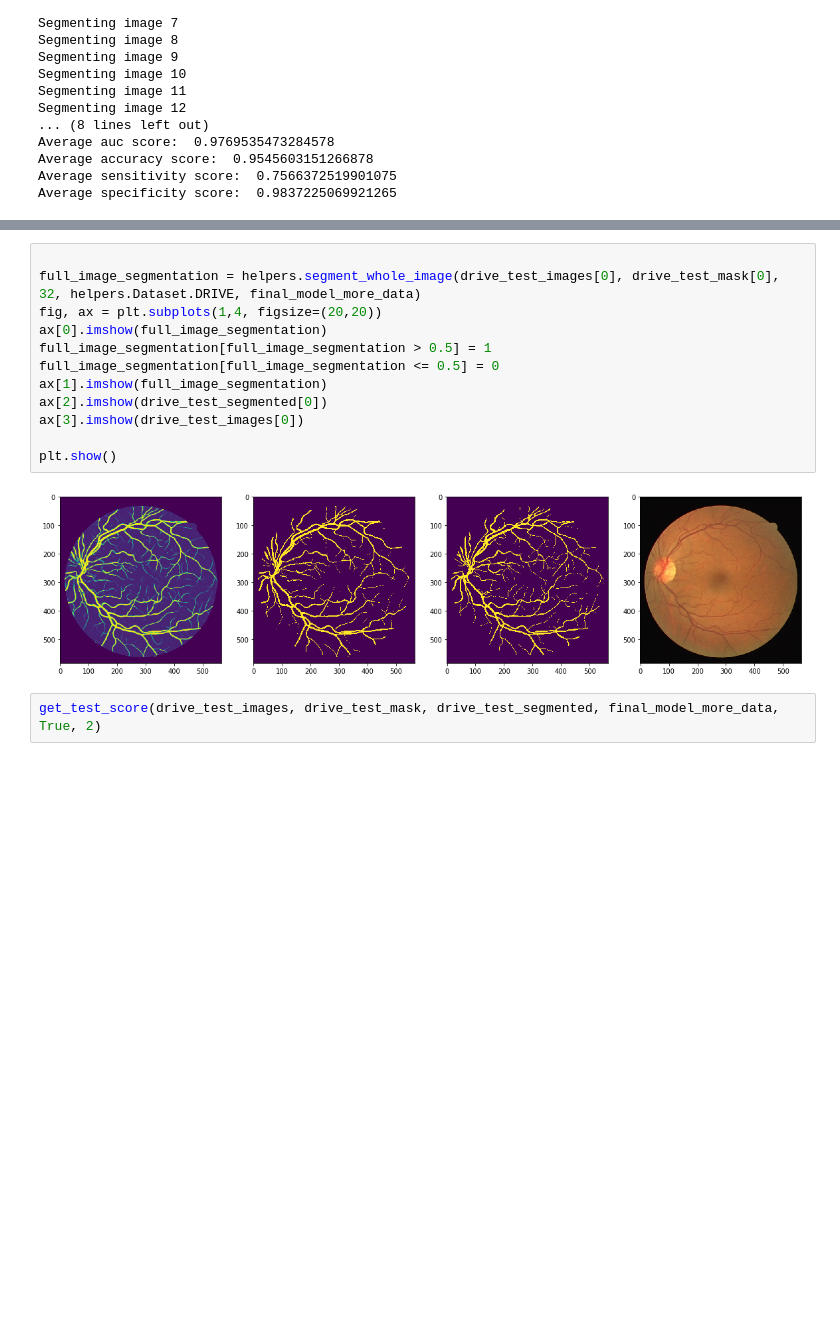
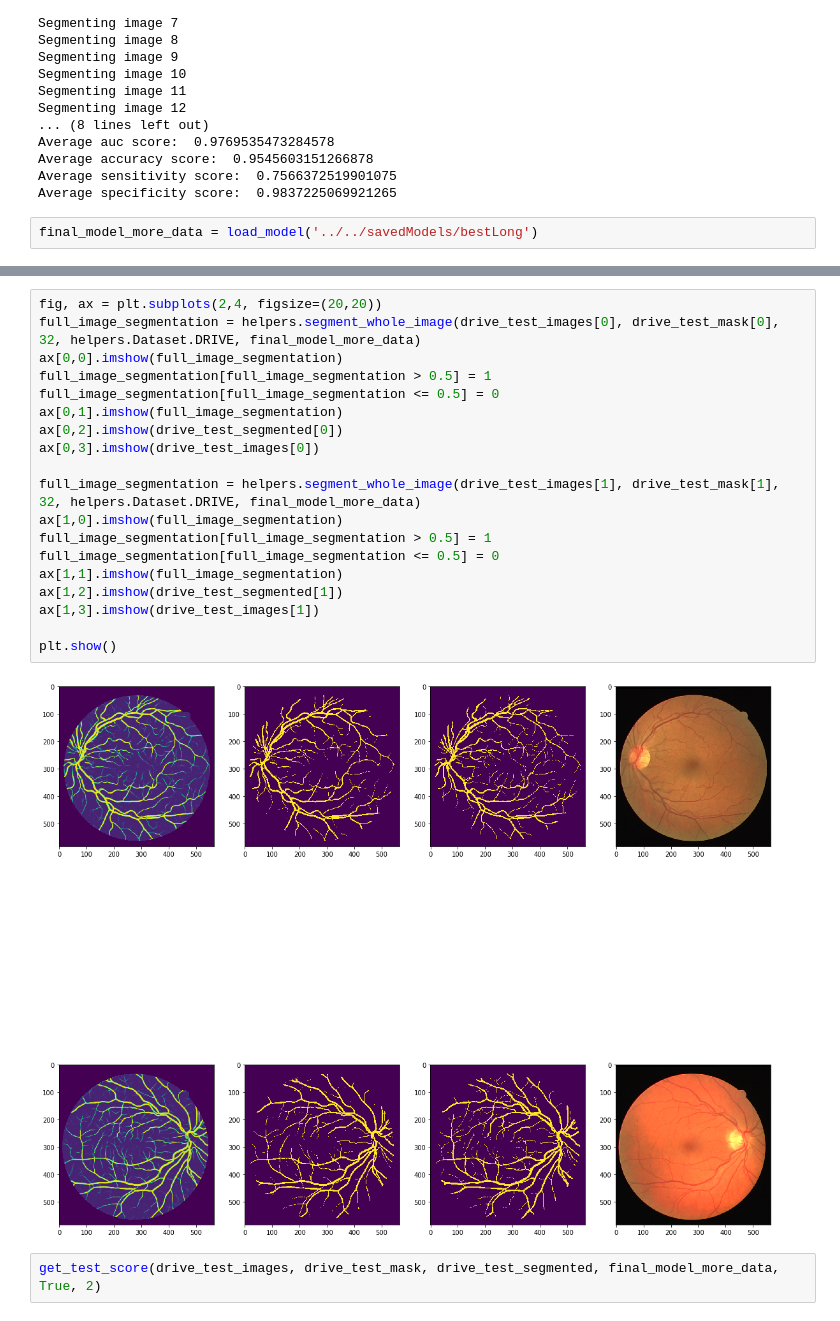
Before and after one commit to mlazic95/-retinal-blood-vessel-segmentation, a Jupyter notebook: src/semantic-segmentation-network.ipynb, the cells around one changed output, grey strips where cells are left out. Drawn from its saved outputs; the diff is of its cells as text; blank space fills up the shorter version.

Commit message:
add more result images

```diff
--- a/src/semantic-segmentation-network.ipynb
+++ b/src/semantic-segmentation-network.ipynb
@@ -531,3 +531,5 @@ Average auc score:  0.9769535473284578
 Average accuracy score:  0.9545603151266878
 Average sensitivity score:  0.7566372519901075
 Average specificity score:  0.9837225069921265
+# %%
+final_model_more_data = load_model('../../savedModels/bestLong')
@@ -534,17 +546,24 @@ Average specificity score:  0.9837225069921265
 # %%
-
+fig, ax = plt.subplots(2,4, figsize=(20,20))
 full_image_segmentation = helpers.segment_whole_image(drive_test_images[0], drive_test_mask[0], 32, helpers.Dataset.DRIVE, final_model_more_data)
-fig, ax = plt.subplots(1,4, figsize=(20,20))
-ax[0].imshow(full_image_segmentation)
+ax[0,0].imshow(full_image_segmentation)
 full_image_segmentation[full_image_segmentation > 0.5] = 1
 full_image_segmentation[full_image_segmentation <= 0.5] = 0
-ax[1].imshow(full_image_segmentation)
-ax[2].imshow(drive_test_segmented[0])
-ax[3].imshow(drive_test_images[0])
+ax[0,1].imshow(full_image_segmentation)
+ax[0,2].imshow(drive_test_segmented[0])
+ax[0,3].imshow(drive_test_images[0])
+
+full_image_segmentation = helpers.segment_whole_image(drive_test_images[1], drive_test_mask[1], 32, helpers.Dataset.DRIVE, final_model_more_data)
+ax[1,0].imshow(full_image_segmentation)
+full_image_segmentation[full_image_segmentation > 0.5] = 1
+full_image_segmentation[full_image_segmentation <= 0.5] = 0
+ax[1,1].imshow(full_image_segmentation)
+ax[1,2].imshow(drive_test_segmented[1])
+ax[1,3].imshow(drive_test_images[1])
 
 plt.show()
 # %% [output]
-[figure, old version]
+[figure, new version]
 # %%
 get_test_score(drive_test_images, drive_test_mask, drive_test_segmented, final_model_more_data, True, 2)
 # %% [output]
```
Also changed, not shown: parts of 1 cell of this notebook.
